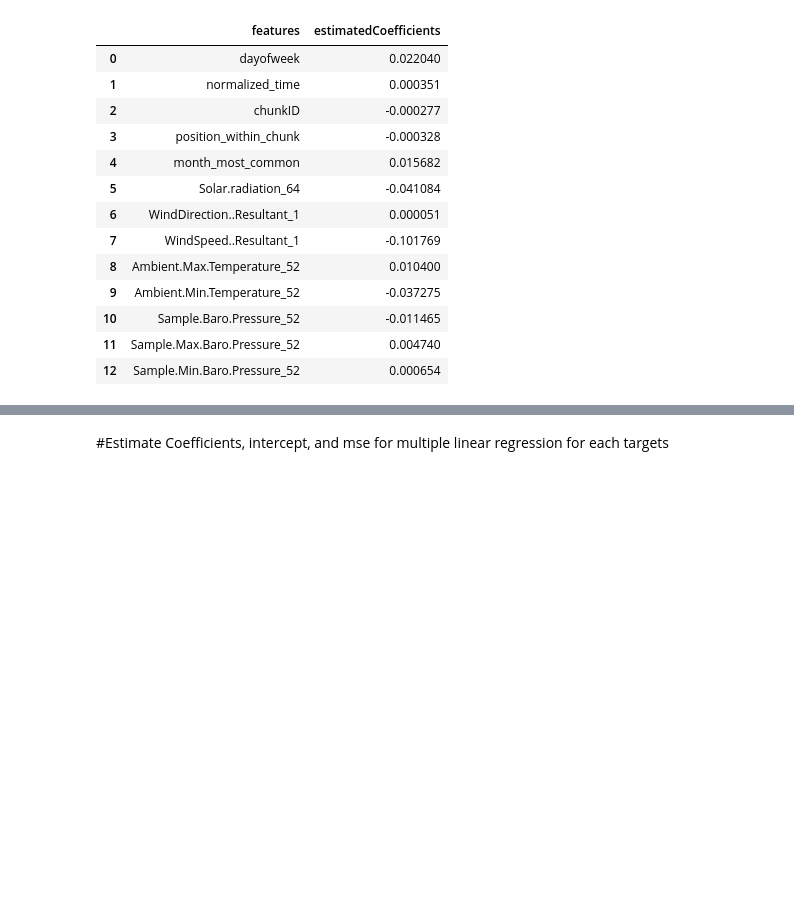
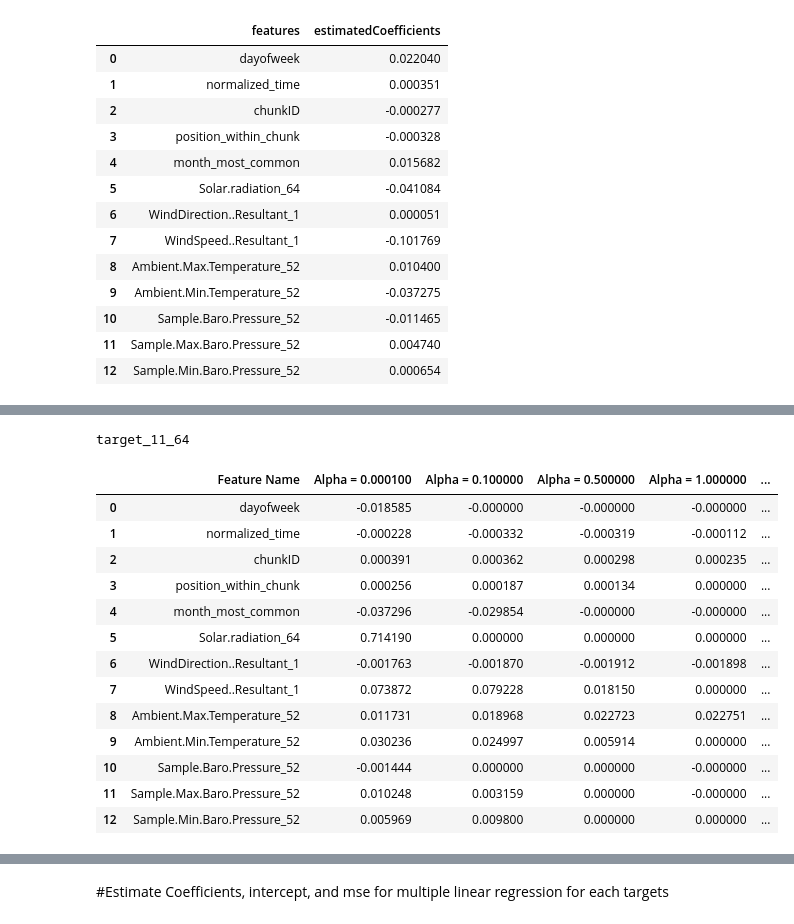
Before and after one commit to jtlam/springboard_capstone1, a Jupyter notebook: capstone1_missing values.ipynb, the cells around one changed output, grey strips where cells are left out. Saved outputs shown, nothing was run; the diff lists cells and outputs as text; code cells hidden in the pictures; blank space fills up the shorter version.

```diff
--- a/capstone1_missing values.ipynb
+++ b/capstone1_missing values.ipynb
@@ -243,0 +307,22 @@ pd.DataFrame(list(zip(X.columns, lm.coef_)), columns = ['features', 'estimatedCo
+# %%
+X = df_input
+Y = df_targets[df_targets.columns[1]]
+print(df_targets.columns[1])
+    # Fit the lasso regression
+lasso([ .0001,.1, .5, 1, 5, 10])
+# %% [output]
+target_11_64
+|  | Feature Name | Alpha = 0.000100 | Alpha = 0.100000 | Alpha = 0.500000 | Alpha = 1.000000 | ... |
+| 0 | dayofweek | -0.018585 | -0.000000 | -0.000000 | -0.000000 | ... |
+| 1 | normalized_time | -0.000228 | -0.000332 | -0.000319 | -0.000112 | ... |
+| 2 | chunkID | 0.000391 | 0.000362 | 0.000298 | 0.000235 | ... |
+| 3 | position_within_chunk | 0.000256 | 0.000187 | 0.000134 | 0.000000 | ... |
+| 4 | month_most_common | -0.037296 | -0.029854 | -0.000000 | -0.000000 | ... |
+| 5 | Solar.radiation_64 | 0.714190 | 0.000000 | 0.000000 | 0.000000 | ... |
+| 6 | WindDirection..Resultant_1 | -0.001763 | -0.001870 | -0.001912 | -0.001898 | ... |
+| 7 | WindSpeed..Resultant_1 | 0.073872 | 0.079228 | 0.018150 | 0.000000 | ... |
+| 8 | Ambient.Max.Temperature_52 | 0.011731 | 0.018968 | 0.022723 | 0.022751 | ... |
+| 9 | Ambient.Min.Temperature_52 | 0.030236 | 0.024997 | 0.005914 | 0.000000 | ... |
+| 10 | Sample.Baro.Pressure_52 | -0.001444 | 0.000000 | 0.000000 | -0.000000 | ... |
+| 11 | Sample.Max.Baro.Pressure_52 | 0.010248 | 0.003159 | 0.000000 | -0.000000 | ... |
+| 12 | Sample.Min.Baro.Pressure_52 | 0.005969 | 0.009800 | 0.000000 | 0.000000 | ... |
```
Also changed, not shown: parts of 5 cells of this notebook.
